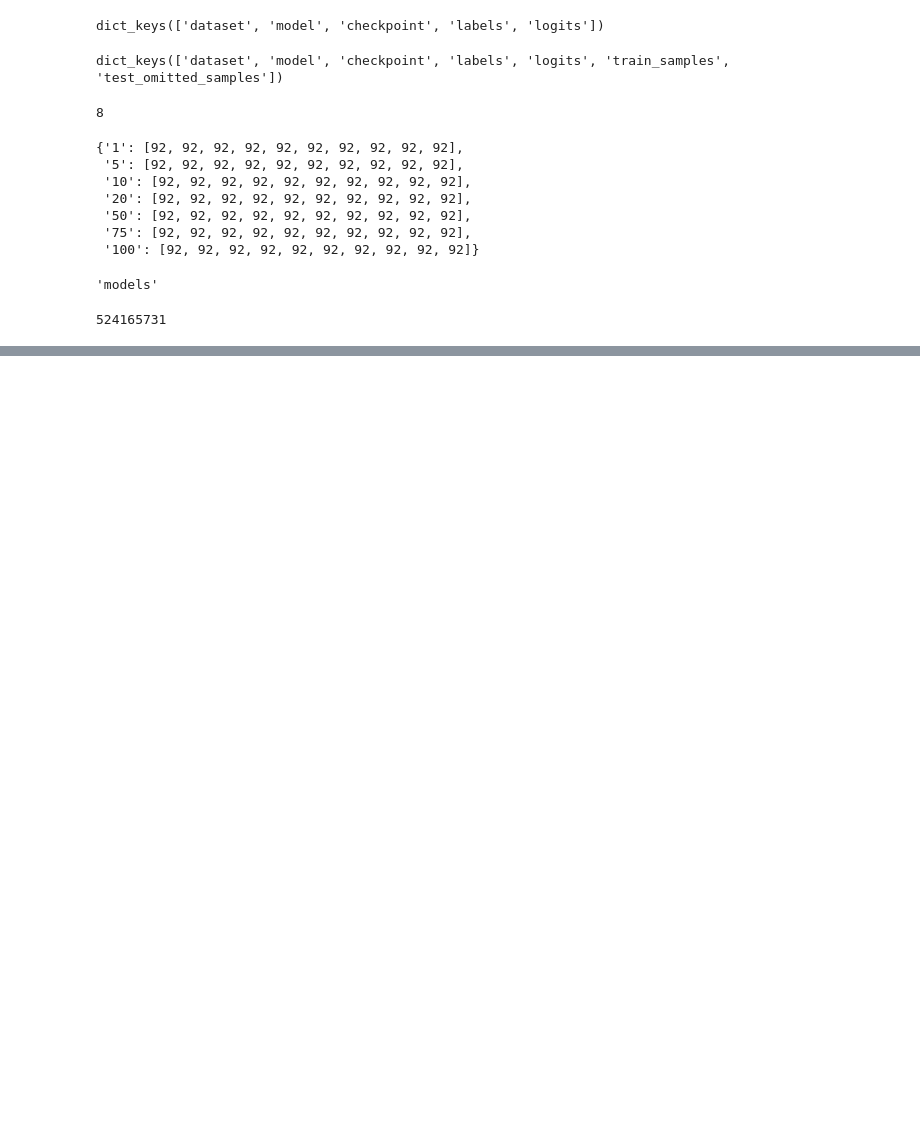
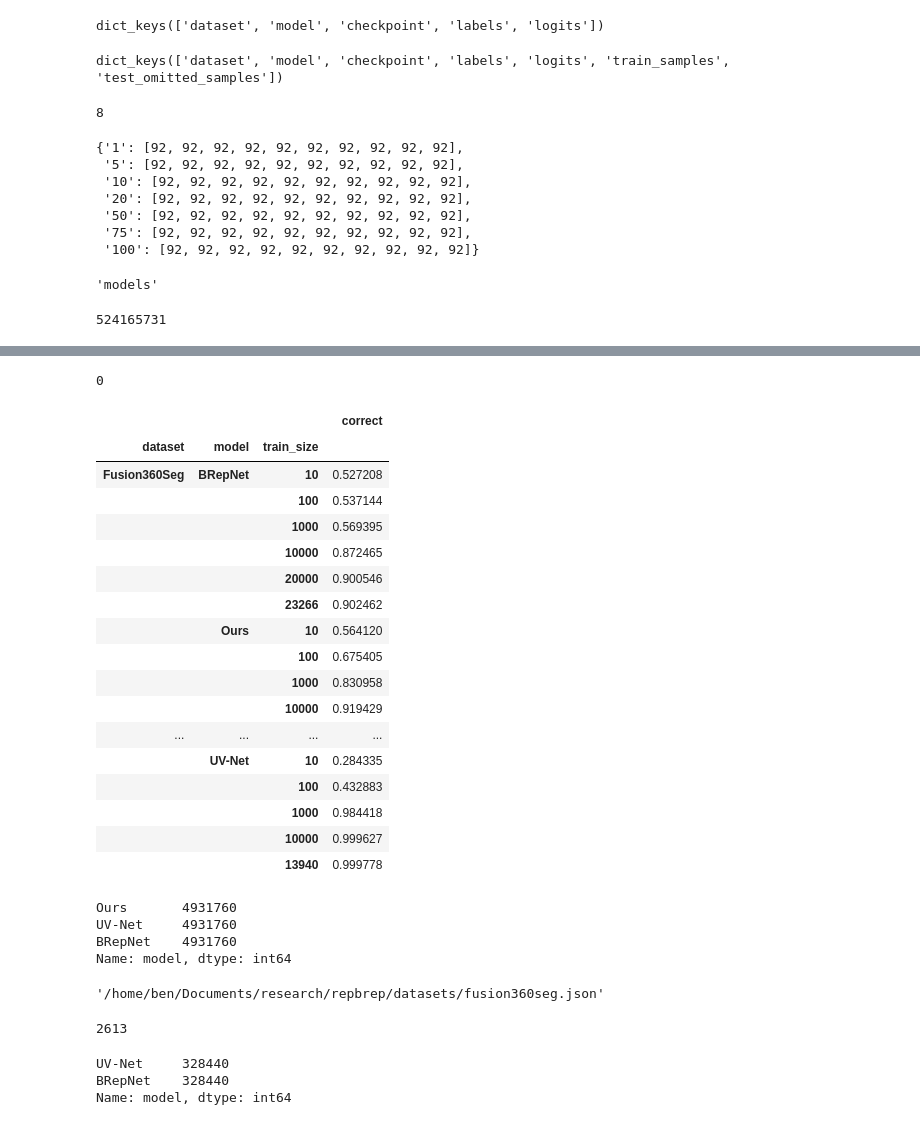
Before and after one commit to deGravity/automatetest, a Jupyter notebook: transfer_learning/figures.ipynb, the cells around one changed output, grey strips where cells are left out. Saved outputs shown, nothing was run; the diff lists cells and outputs as text; code cells hidden in the pictures; blank space fills up the shorter version.

```diff
--- a/transfer_learning/figures.ipynb
+++ b/transfer_learning/figures.ipynb
@@ -667,0 +768,27 @@ s = json.dumps(c_uvnet360)
+# %%
+per_face_recs = []
+
+for curr_df in [our_df, baselines_df]:
+    for i in tqdm(range(len(curr_df))):
+        rec = curr_df.iloc[i]
+        for face_idx, logit in enumerate(rec.logits):
+            if rec.dataset == 'Fusion360Seg':
+                logit = logit[:8]
+            logit = np.array(logit)
+            prediction = np.argmax(logit)
+            target = rec.labels[face_idx]
+            correct = (prediction == target)
+            per_face_recs.append({
+                'dataset': rec.dataset,
+                'model': rec.model,
+                'test_idx': rec.test_idx,
+                'face_idx': face_idx,
+                'seed': rec.seed,
+                'train_size': rec.train_size,
+                'scores': logit,
+                'prediction': prediction,
+                'target': target,
+                'correct': correct
+            })
+
+per_face_df = pd.DataFrame.from_records(per_face_recs)
@@ -667,0 +797,4 @@ s = json.dumps(c_uvnet360)
+# %%
+np.argmax(baselines_df[baselines_df.dataset == 'Fusion360Seg'].logits[0][0])
+# %% [output]
+0
@@ -667,0 +803,32 @@ s = json.dumps(c_uvnet360)
+# %%
+per_face_df[['dataset','model','train_size','correct']].groupby(['dataset','model','train_size']).agg(np.mean)
+# %% [output]
+|  |  |  | correct |
+| dataset | model | train_size |  |
+| Fusion360Seg | BRepNet | 10 | 0.527208 |
+|  |  | 100 | 0.537144 |
+|  |  | 1000 | 0.569395 |
+|  |  | 10000 | 0.872465 |
+|  |  | 20000 | 0.900546 |
+|  |  | 23266 | 0.902462 |
+|  | Ours | 10 | 0.564120 |
+|  |  | 100 | 0.675405 |
+|  |  | 1000 | 0.830958 |
+|  |  | 10000 | 0.919429 |
+| ... | ... | ... | ... |
+|  | UV-Net | 10 | 0.284335 |
+|  |  | 100 | 0.432883 |
+|  |  | 1000 | 0.984418 |
+|  |  | 10000 | 0.999627 |
+|  |  | 13940 | 0.999778 |
+# %%
+per_face_df.model.value_counts()
+# %% [output]
+Ours       4931760
+UV-Net     4931760
+BRepNet    4931760
+Name: model, dtype: int64
+# %%
+f360seg_index_path
+# %% [output]
+'/home/ben/Documents/research/repbrep/datasets/fusion360seg.json'
@@ -667,0 +842,10 @@ s = json.dumps(c_uvnet360)
+# %%
+len(fabwave_index['train'])
+# %% [output]
+2613
+# %%
+baselines_df.model.value_counts()
+# %% [output]
+UV-Net     328440
+BRepNet    328440
+Name: model, dtype: int64
```
Also changed, not shown: parts of 18 cells of this notebook, 2 other files.
